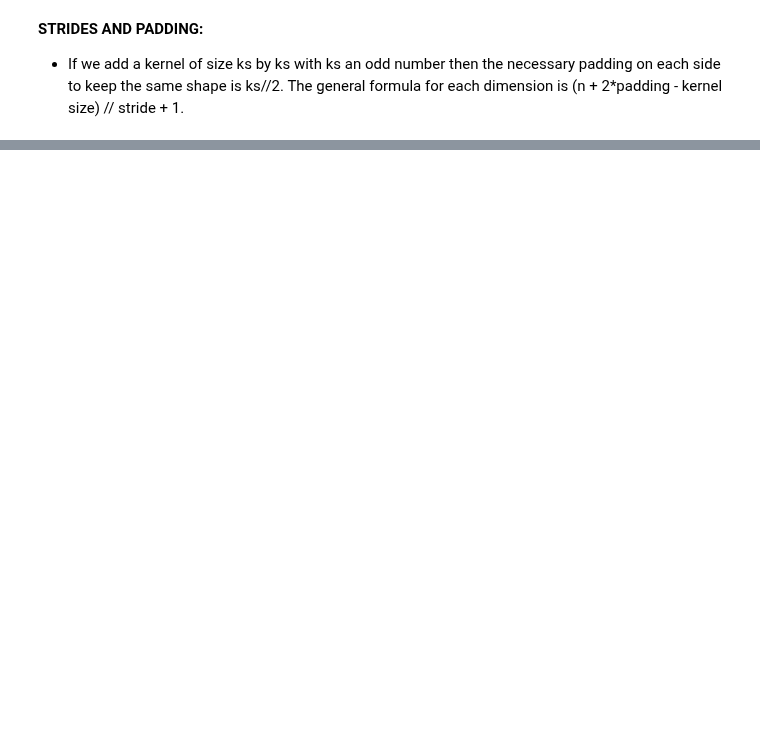
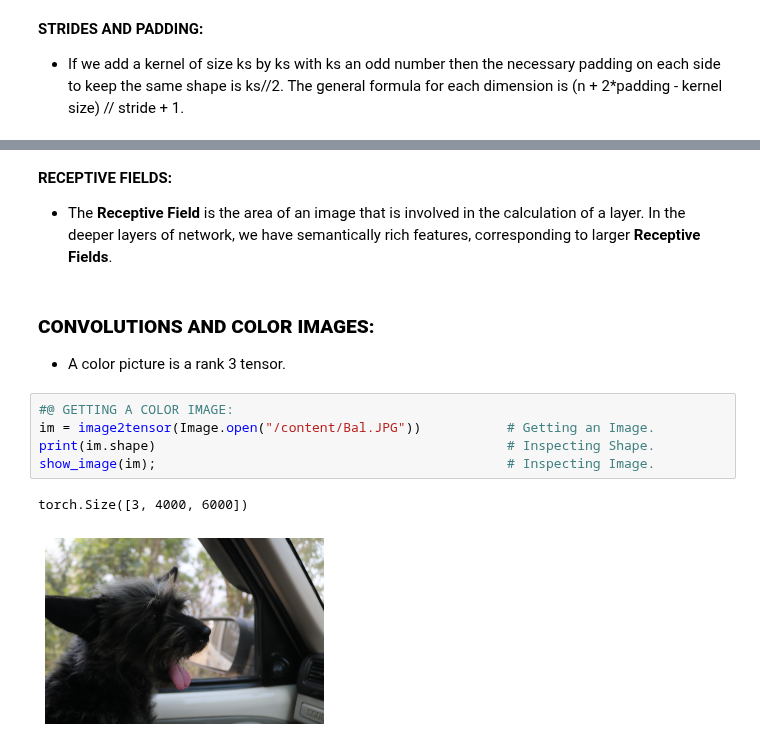
Before and after one commit to ThinamXx/Fastai, a Jupyter notebook: 12. Convolutional Neural Networks/CNN.ipynb, the cells around one changed output, grey strips where cells are left out. Drawn from its saved outputs; the diff is of its cells as text; blank space fills up the shorter version.

```diff
--- a/12. Convolutional Neural Networks/CNN.ipynb
+++ b/12. Convolutional Neural Networks/CNN.ipynb
@@ -167,0 +237,14 @@ show_image(batch_features[0, 0]);
+# %% [markdown]
+**RECEPTIVE FIELDS:**
+- The **Receptive Field** is the area of an image that is involved in the calculation of a layer. In the deeper layers of network, we have semantically rich features, corresponding to larger **Receptive Fields**.
+# %% [markdown]
+### **CONVOLUTIONS AND COLOR IMAGES:**
+- A color picture is a rank 3 tensor.
+# %%
+#@ GETTING A COLOR IMAGE:
+im = image2tensor(Image.open("/content/Bal.JPG"))           # Getting an Image.
+print(im.shape)                                             # Inspecting Shape.
+show_image(im);                                             # Inspecting Image.
+# %% [output]
+torch.Size([3, 4000, 6000])
+[figure, added]
```
Also changed, not shown: parts of 12 cells of this notebook.
